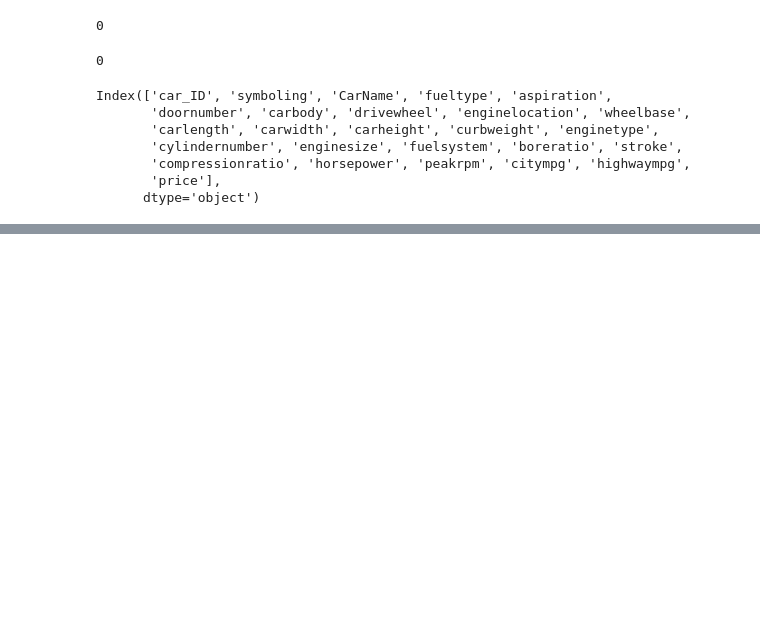
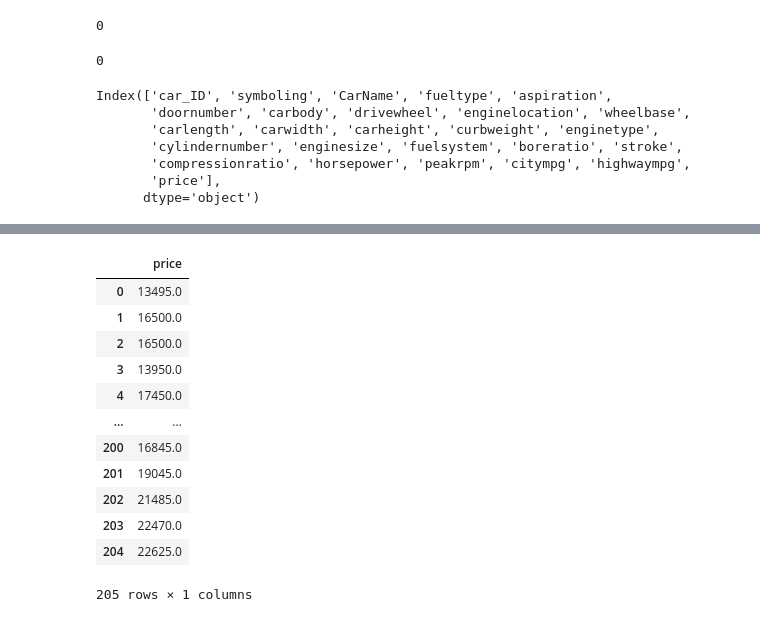
Before and after one commit to KALalev18/ML-Car-Price-Predictor, a Jupyter notebook: Notebook.ipynb, the cells around one changed output, grey strips where cells are left out. Drawn from its saved outputs; the diff is of its cells as text; code cells hidden in the pictures; blank space fills up the shorter version.

```diff
--- a/Notebook.ipynb
+++ b/Notebook.ipynb
@@ -138,0 +200,16 @@ ImportError: matplotlib is required for plotting when the default backend "matpl
+# %%
+b
+# %% [output]
+|  | price |
+| 0 | 13495.0 |
+| 1 | 16500.0 |
+| 2 | 16500.0 |
+| 3 | 13950.0 |
+| 4 | 17450.0 |
+| ... | ... |
+| 200 | 16845.0 |
+| 201 | 19045.0 |
+| 202 | 21485.0 |
+| 203 | 22470.0 |
+| 204 | 22625.0 |
+205 rows × 1 columns
```
Also changed, not shown: parts of 7 cells of this notebook.
